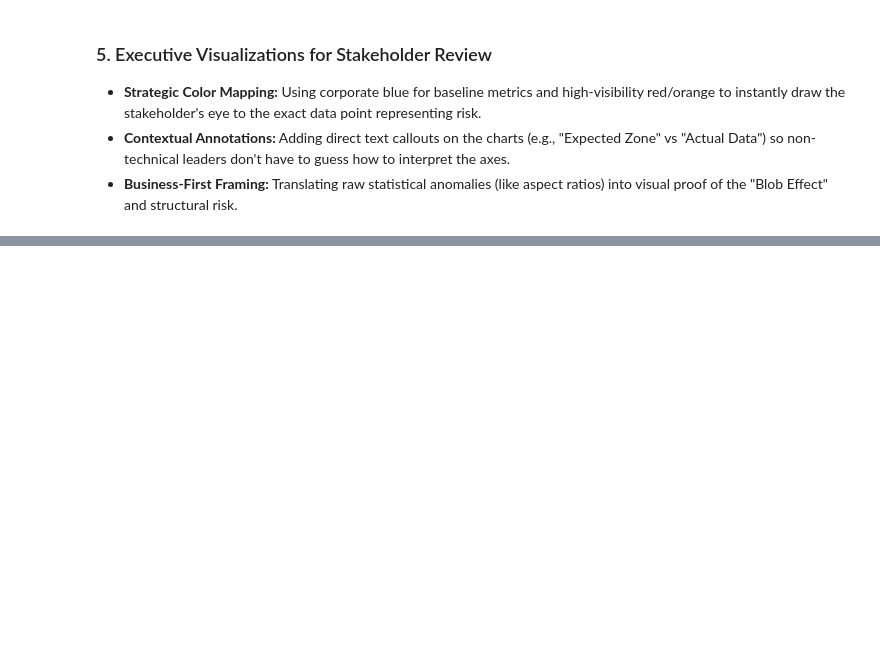
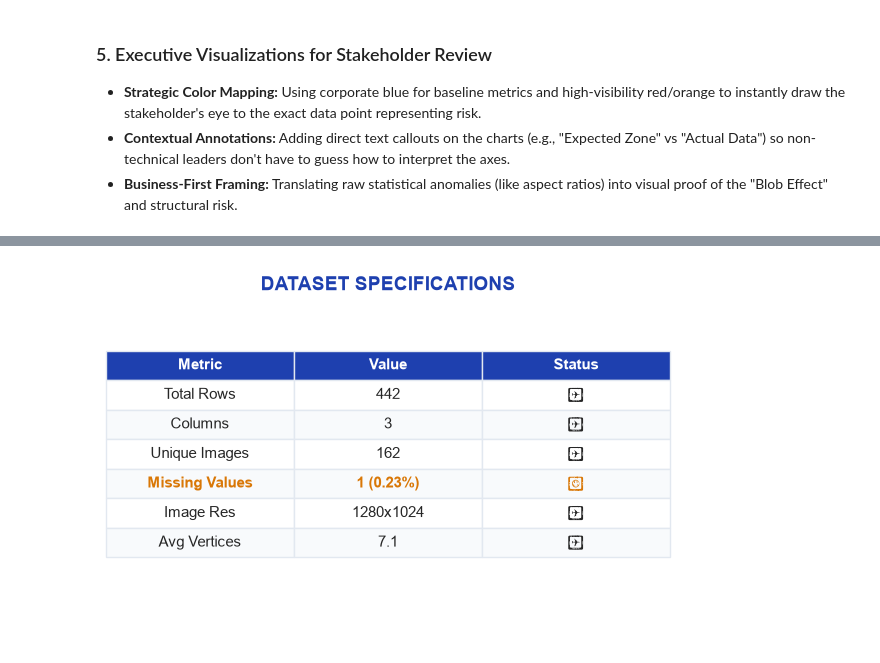
Before and after one commit to hydropython/-ml-clean-project, a Jupyter notebook: Part 2 –_Data_Quality_ Assessment.ipynb, the cells around one changed output, grey strips where cells are left out. Cells and saved outputs as stored; diff of their text form; code cells hidden in the pictures; blank space fills up the shorter version.

```diff
--- a/Part 2 –_Data_Quality_ Assessment.ipynb
+++ b/Part 2 –_Data_Quality_ Assessment.ipynb
@@ -364,0 +369,46 @@ TypeError: Legend.__init__() got an unexpected keyword argument 'fontweight'
+# %%
+import matplotlib.pyplot as plt
+import numpy as np
+
+fig, ax = plt.subplots(figsize=(6, 4)) # Wide aspect ratio for the white box
+fig.patch.set_facecolor('white')
+ax.axis('off')
+
+# Title for the table
+ax.text(0.5, 0.95, 'DATASET SPECIFICATIONS',
+        fontsize=14, fontweight='bold', ha='center', color='#1E40AF')
+
+# Table data
+columns = ['Metric', 'Value', 'Status']
+data = [
+    ['Total Rows', '442', '✓'],
+    ['Columns', '3', '✓'],
+    ['Unique Images', '162', '✓'],
+    ['Missing Values', '1 (0.23%)', '⚠'],
+    ['Image Res', '1280x1024', '✓'],
+    ['Avg Vertices', '7.1', '✓']
+]
+
+# Create table
+table = ax.table(cellText=data, colLabels=columns, loc='center', cellLoc='center')
+table.auto_set_font_size(False)
+table.set_fontsize(11)
+table.scale(1, 1.5)
+
+# Style the table
+for (row, col), cell in table.get_celld().items():
+    cell.set_edgecolor('#E2E8F0')
+    if row == 0: # Header row
+        cell.set_facecolor('#1E40AF')
+        cell.set_text_props(color='white', fontweight='bold')
+    else:
+        cell.set_facecolor('#F8FAFC' if row % 2 == 0 else 'white')
+        # Highlight the warning row
+        if row == 4:
+            cell.set_text_props(color='#D97706', fontweight='bold')
+
+plt.tight_layout()
+plt.savefig('slide2_spec_table.png', dpi=300, bbox_inches='tight', facecolor='white')
+plt.show()
+# %% [output]
+[figure, added]
```
Also changed, not shown: parts of 1 cell of this notebook, 1 other file.
